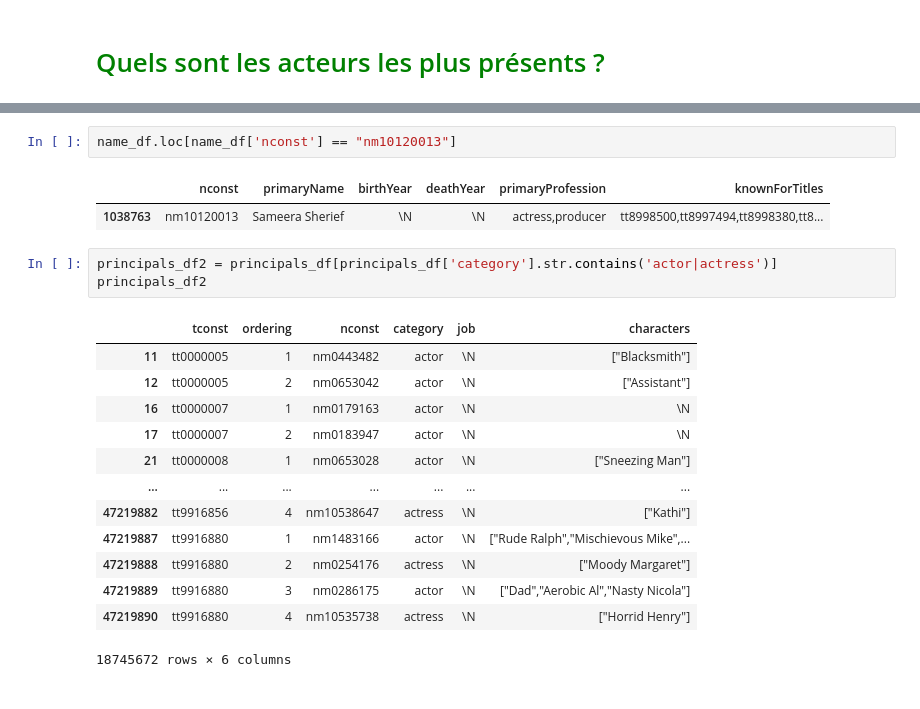
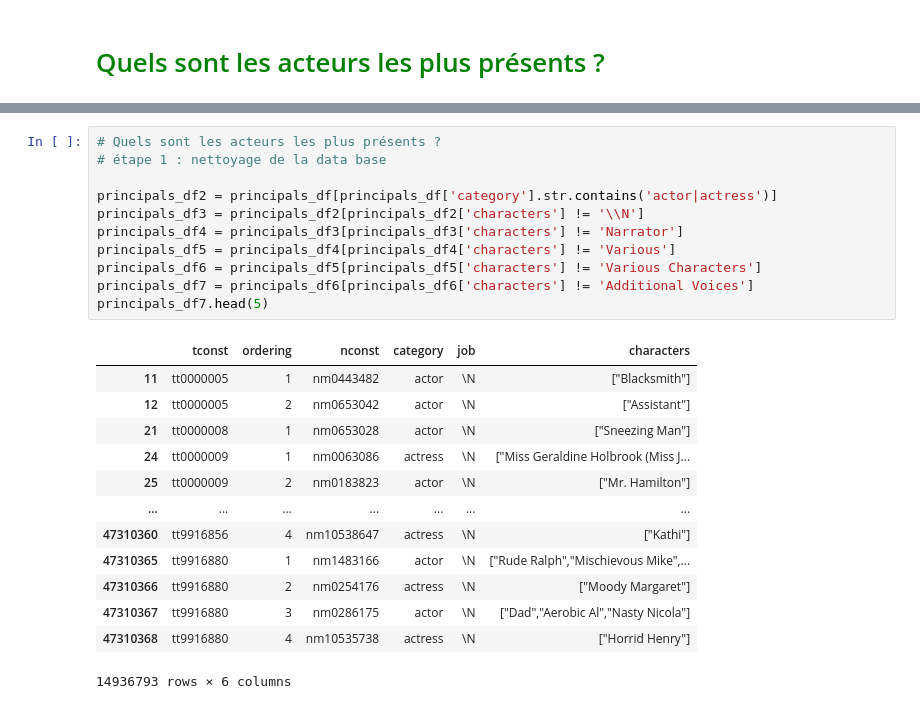
Before and after one commit to BerengerQueune/ABC-Data, a Jupyter notebook: Bérenger/Code.ipynb, the cells around one changed output, grey strips where cells are left out. Drawn from its saved outputs; the diff is of its cells as text.

```diff
--- a/Bérenger/Code.ipynb
+++ b/Bérenger/Code.ipynb
@@ -417,22 +329,25 @@ principals_df['nconst'].value_counts()
-# %%
-name_df.loc[name_df['nconst'] == "nm10120013"]
-# %% [output]
-|  | nconst | primaryName | birthYear | deathYear | primaryProfession | knownForTitles |
-| 1038763 | nm10120013 | Sameera Sherief | \N | \N | actress,producer | tt8998500,tt8997494,tt8998380,tt8... |
-# %%
-principals_df2 = principals_df[principals_df['category'].str.contains('actor|actress')]
-principals_df2
-# %% [output]
-|  | tconst | ordering | nconst | category | job | characters |
-| 11 | tt0000005 | 1 | nm0443482 | actor | \N | ["Blacksmith"] |
-| 12 | tt0000005 | 2 | nm0653042 | actor | \N | ["Assistant"] |
-| 16 | tt0000007 | 1 | nm0179163 | actor | \N | \N |
-| 17 | tt0000007 | 2 | nm0183947 | actor | \N | \N |
-| 21 | tt0000008 | 1 | nm0653028 | actor | \N | ["Sneezing Man"] |
-| ... | ... | ... | ... | ... | ... | ... |
-| 47219882 | tt9916856 | 4 | nm10538647 | actress | \N | ["Kathi"] |
-| 47219887 | tt9916880 | 1 | nm1483166 | actor | \N | ["Rude Ralph","Mischievous Mike",... |
-| 47219888 | tt9916880 | 2 | nm0254176 | actress | \N | ["Moody Margaret"] |
-| 47219889 | tt9916880 | 3 | nm0286175 | actor | \N | ["Dad","Aerobic Al","Nasty Nicola"] |
-| 47219890 | tt9916880 | 4 | nm10535738 | actress | \N | ["Horrid Henry"] |
-18745672 rows × 6 columns
+# %%
+# Quels sont les acteurs les plus présents ?
+# étape 1 : nettoyage de la data base
+
+principals_df2 = principals_df[principals_df['category'].str.contains('actor|actress')]
+principals_df3 = principals_df2[principals_df2['characters'] != '\\N']
+principals_df4 = principals_df3[principals_df3['characters'] != 'Narrator']
+principals_df5 = principals_df4[principals_df4['characters'] != 'Various']
+principals_df6 = principals_df5[principals_df5['characters'] != 'Various Characters']
+principals_df7 = principals_df6[principals_df6['characters'] != 'Additional Voices']
+principals_df7.head(5)
+# %% [output]
+|  | tconst | ordering | nconst | category | job | characters |
+| 11 | tt0000005 | 1 | nm0443482 | actor | \N | ["Blacksmith"] |
+| 12 | tt0000005 | 2 | nm0653042 | actor | \N | ["Assistant"] |
+| 21 | tt0000008 | 1 | nm0653028 | actor | \N | ["Sneezing Man"] |
+| 24 | tt0000009 | 1 | nm0063086 | actress | \N | ["Miss Geraldine Holbrook (Miss J... |
+| 25 | tt0000009 | 2 | nm0183823 | actor | \N | ["Mr. Hamilton"] |
+| ... | ... | ... | ... | ... | ... | ... |
+| 47310360 | tt9916856 | 4 | nm10538647 | actress | \N | ["Kathi"] |
+| 47310365 | tt9916880 | 1 | nm1483166 | actor | \N | ["Rude Ralph","Mischievous Mike",... |
+| 47310366 | tt9916880 | 2 | nm0254176 | actress | \N | ["Moody Margaret"] |
+| 47310367 | tt9916880 | 3 | nm0286175 | actor | \N | ["Dad","Aerobic Al","Nasty Nicola"] |
+| 47310368 | tt9916880 | 4 | nm10535738 | actress | \N | ["Horrid Henry"] |
+14936793 rows × 6 columns
```
Also changed, not shown: parts of 21 cells of this notebook.
